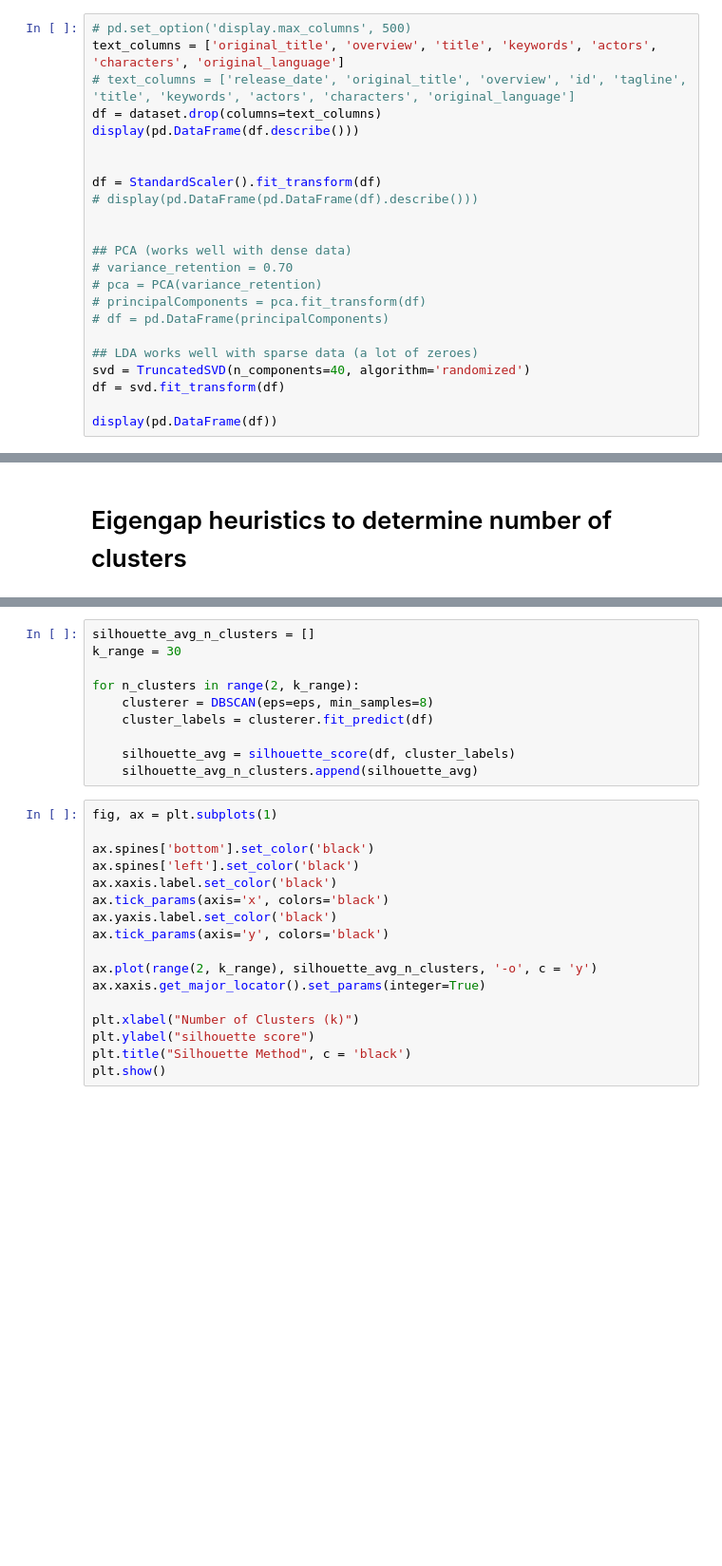
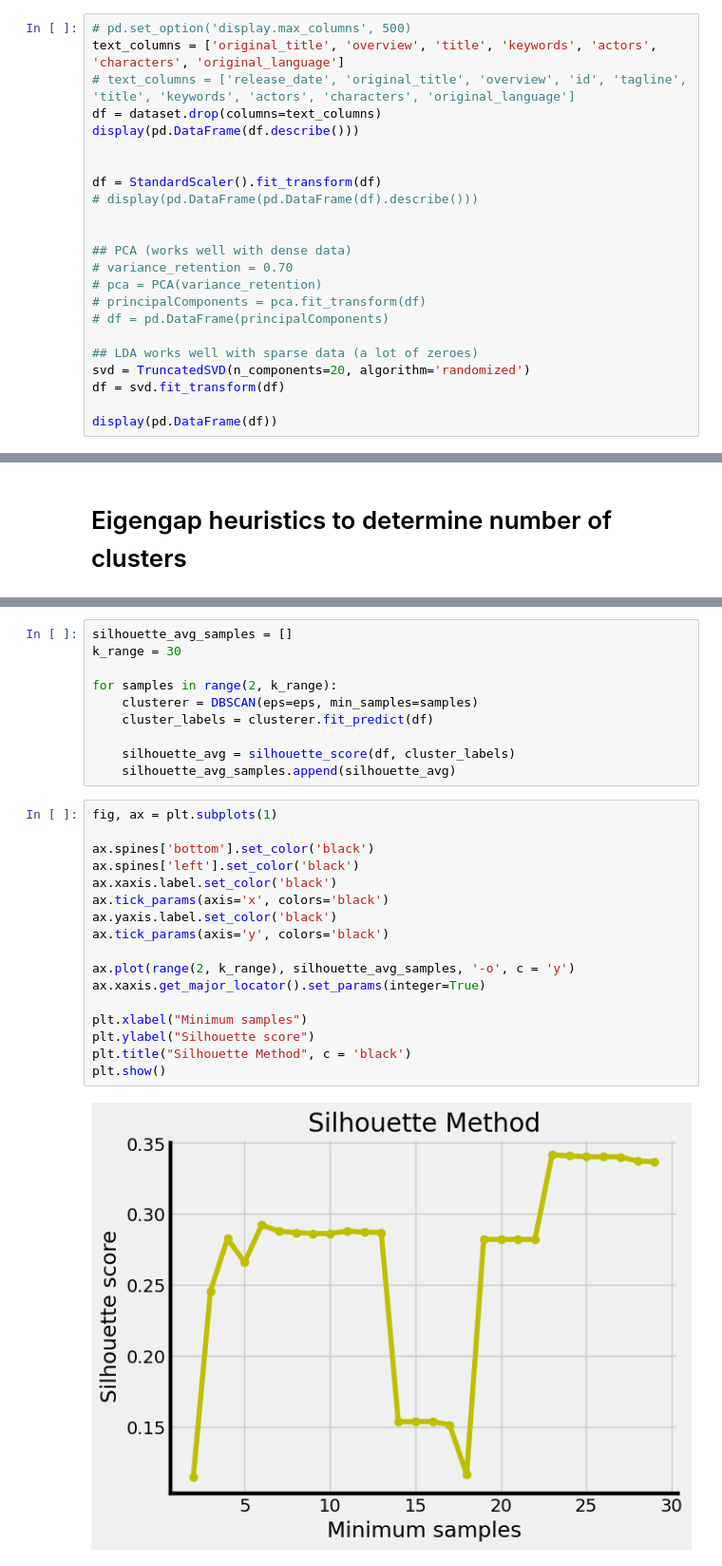
Before and after one commit to Bhagesh-Gaur/Which-Movie-Should-I-watch-A-Movie-recommender-system, a Jupyter notebook: Models/DBSCAN.ipynb, the cells around one changed output, grey strips where cells are left out. Shown: that part at 95% size. Saved outputs shown, nothing was run; the diff lists cells and outputs as text; blank space fills up the shorter version.

Commit message:
dbscan debug

```diff
--- a/Models/DBSCAN.ipynb
+++ b/Models/DBSCAN.ipynb
@@ -47,7 +48,7 @@ df = StandardScaler().fit_transform(df)
 # df = pd.DataFrame(principalComponents)
 
 ## LDA works well with sparse data (a lot of zeroes)
-svd = TruncatedSVD(n_components=40, algorithm='randomized')
+svd = TruncatedSVD(n_components=20, algorithm='randomized')
 df = svd.fit_transform(df)
 
 display(pd.DataFrame(df))
@@ -108,28 +142,30 @@ print('Estimated no. of noise points: %d' % n_noise)
 # %%
-silhouette_avg_n_clusters = []
+silhouette_avg_samples = []
 k_range = 30
 
-for n_clusters in range(2, k_range):
-    clusterer = DBSCAN(eps=eps, min_samples=8)
+for samples in range(2, k_range):
+    clusterer = DBSCAN(eps=eps, min_samples=samples)
     cluster_labels = clusterer.fit_predict(df)
 
     silhouette_avg = silhouette_score(df, cluster_labels)
-    silhouette_avg_n_clusters.append(silhouette_avg)
+    silhouette_avg_samples.append(silhouette_avg)
 # %%
 fig, ax = plt.subplots(1)
 
 ax.spines['bottom'].set_color('black')
 ax.spines['left'].set_color('black')
 ax.xaxis.label.set_color('black')
 ax.tick_params(axis='x', colors='black')
 ax.yaxis.label.set_color('black')
 ax.tick_params(axis='y', colors='black')
 
-ax.plot(range(2, k_range), silhouette_avg_n_clusters, '-o', c = 'y')
+ax.plot(range(2, k_range), silhouette_avg_samples, '-o', c = 'y')
 ax.xaxis.get_major_locator().set_params(integer=True)
 
-plt.xlabel("Number of Clusters (k)")
-plt.ylabel("silhouette score")
+plt.xlabel("Minimum samples")
+plt.ylabel("Silhouette score")
 plt.title("Silhouette Method", c = 'black')
 plt.show()
+# %% [output]
+[figure, added]
 # %%
```
Also changed, not shown: parts of 10 cells of this notebook.
